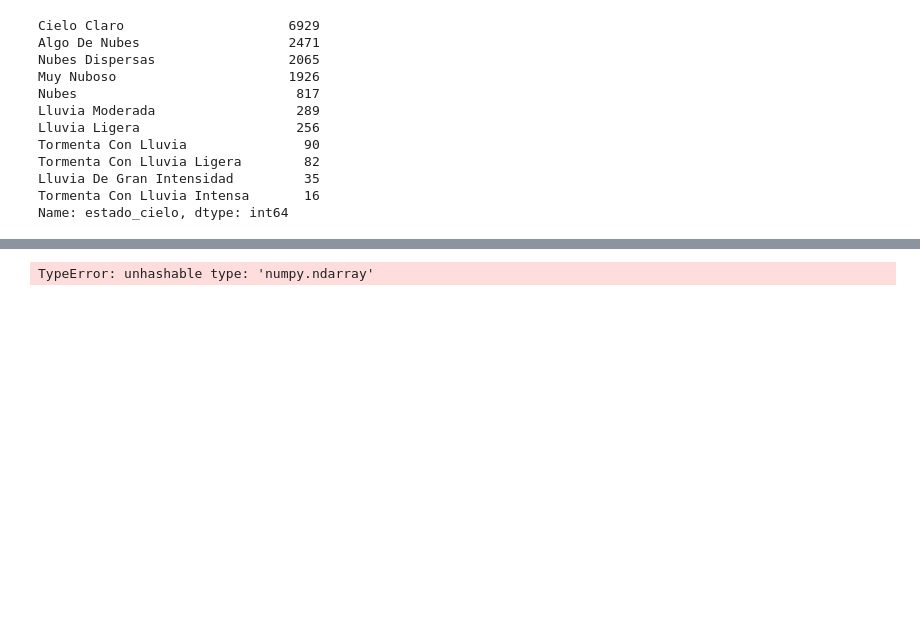
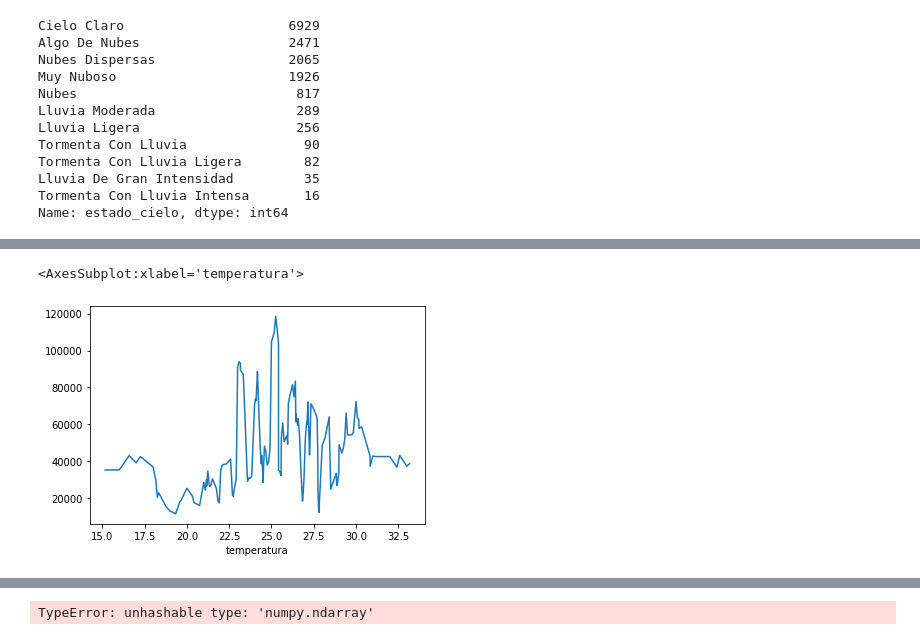
Before and after one commit to elsonidoq/enre, a Jupyter notebook: 02-EDA.ipynb, the cells around one changed output, grey strips where cells are left out. Saved outputs shown, nothing was run; the diff lists cells and outputs as text; code cells hidden in the pictures; blank space fills up the shorter version.

```diff
--- a/02-EDA.ipynb
+++ b/02-EDA.ipynb
@@ -309,0 +376,5 @@ Name: estado_cielo, dtype: int64
+# %%
+merged.groupby('temperatura')['usuarios afectados'].sum().sort_index().rolling(5).mean().plot()
+# %% [output]
+<AxesSubplot:xlabel='temperatura'>
+[figure, added]
```
Also changed, not shown: parts of 25 cells of this notebook.
